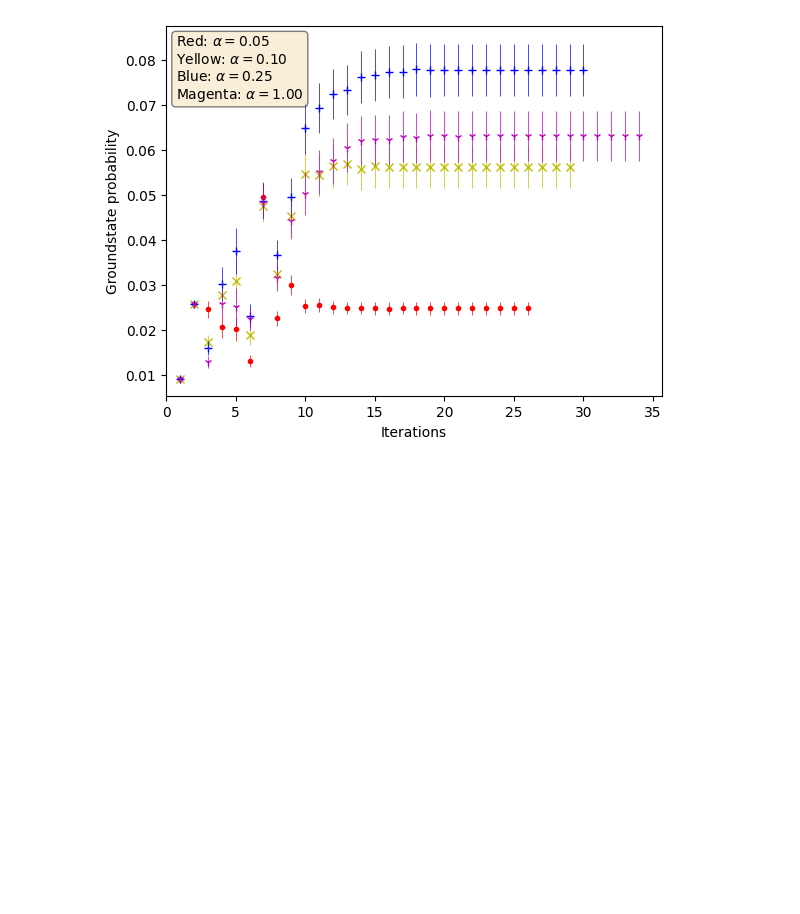
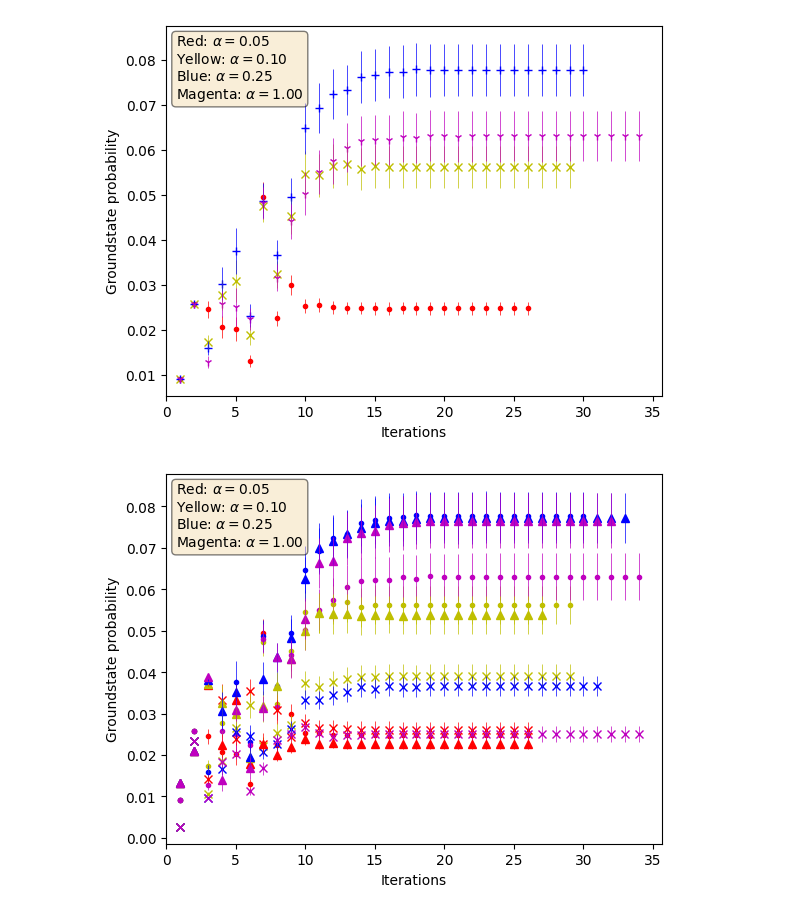
Before and after one commit to jacobljungberg/Testing_CVaR_on_QAOA, a Jupyter notebook: examples/Data_analysis.ipynb, the cells around one changed output. Saved outputs shown, nothing was run; the diff lists cells and outputs as text; code cells hidden in the pictures; blank space fills up the shorter version.

```diff
--- a/examples/Data_analysis.ipynb
+++ b/examples/Data_analysis.ipynb
@@ -342,3 +473,62 @@ ax.text(0.02, 0.98, textstr,
 plt.show()
 # %% [output]
 [figure]
+# %%
+def progressionplot(package, dotstyle):
+    average_value_list005, yerr005 = average_value_prob(package[0])
+    average_value_list010, yerr010 = average_value_prob(package[1])
+    average_value_list025, yerr025 = average_value_prob(package[2])
+    average_value_list100, yerr100 = average_value_prob(package[3])
+    for i in range(len(average_value_list005)):
+        ax.plot(i+1, average_value_list005[i], 'r'+dotstyle, linewidth=1)
+
+    for i in range(len(average_value_list010)):
+        ax.plot(i+1, average_value_list010[i], 'y'+dotstyle, linewidth=1)
+
+    for i in range(len(average_value_list025)):
+        ax.plot(i+1, average_value_list025[i], 'b'+dotstyle, linewidth=1)
+
+    for i in range(len(average_value_list100)):
+        ax.plot(i+1, average_value_list100[i], 'm'+dotstyle, linewidth=1)
+
+
+    ax.errorbar(x=list(range(1, len(average_value_list005) + 1)),y=average_value_list005, yerr=yerr005,
+                xerr=None, linestyle='none', ecolor = 'r', elinewidth=0.5)
+
+    ax.errorbar(x=list(range(1, len(average_value_list010) + 1)),y=average_value_list010, yerr=yerr010,
+                xerr=None, linestyle='none', ecolor = 'y', elinewidth=0.5)
+
+    ax.errorbar(x=list(range(1, len(average_value_list025) + 1)),y=average_value_list025, yerr=yerr025,
+                xerr=None, linestyle='none', ecolor = 'b', elinewidth=0.5)
+
+    ax.errorbar(x=list(range(1, len(average_value_list100) + 1)),y=average_value_list100, yerr=yerr100,
+                xerr=None, linestyle='none', ecolor = 'm', elinewidth=0.5)
+
+
+
+fig, ax = plt.subplots()
+
+progressionplot(grid2x2p1_01, '.')
+progressionplot(grid2x2p1_05, 'x')
+progressionplot(grid2x2p1_1, '^')
+
+plt.xlabel('Iterations')
+plt.ylabel('Groundstate probability')
+
+ax.set_xlim(0)
+
+textstr = '\n'.join((
+    r'Red: $\alpha=%.2f$' % 0.05,
+    r'Yellow: $\alpha=%.2f$' % 0.10,
+    r'Blue: $\alpha=%.2f$' % 0.25,
+    r'Magenta: $\alpha=%.2f$' % 1))
+
+props = dict(boxstyle='round', facecolor='wheat', alpha=0.5)
+ax.text(0.02, 0.98, textstr,
+        verticalalignment='top', horizontalalignment='left',
+        transform=ax.transAxes,
+        color='black', fontsize=10, bbox=props)
+
+plt.show()
+# %% [output]
+[figure, added]
```
Also changed, not shown: parts of 8 cells of this notebook, 29 other files.
